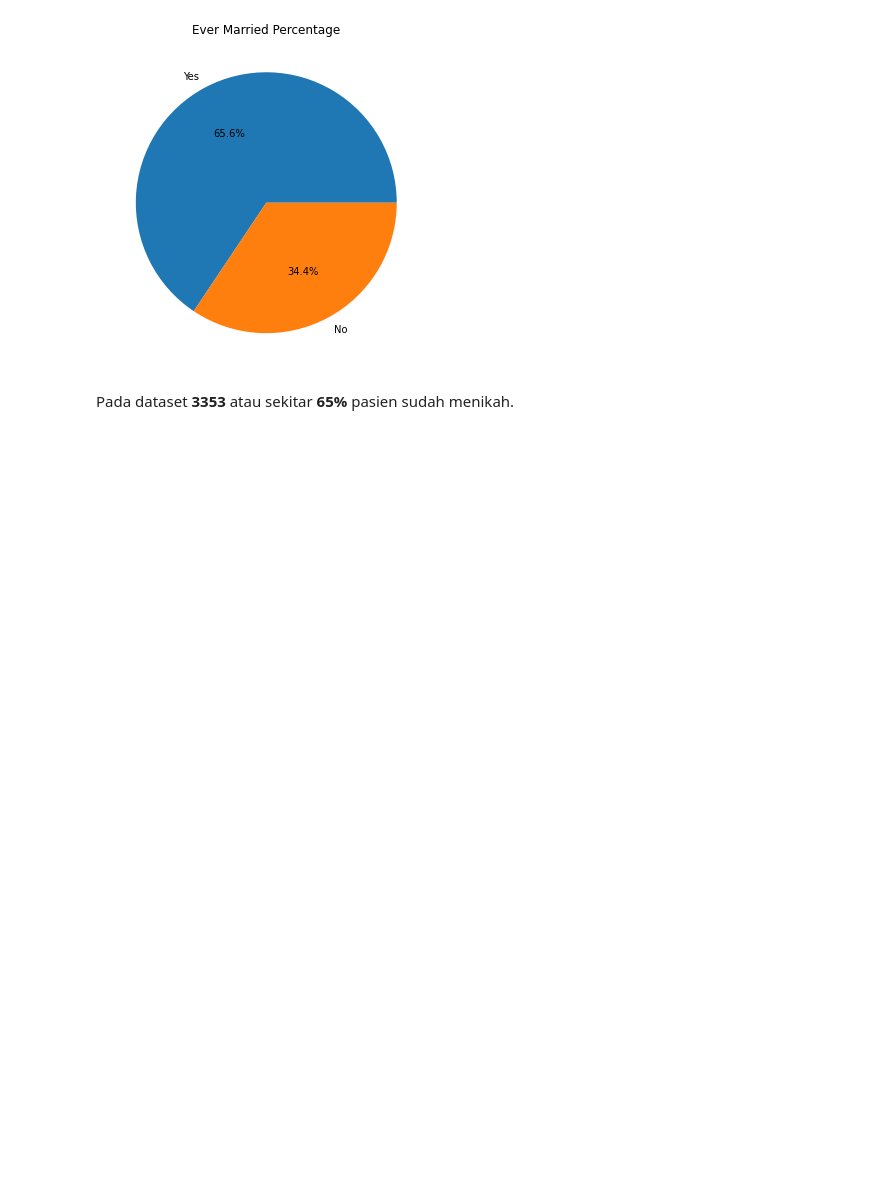
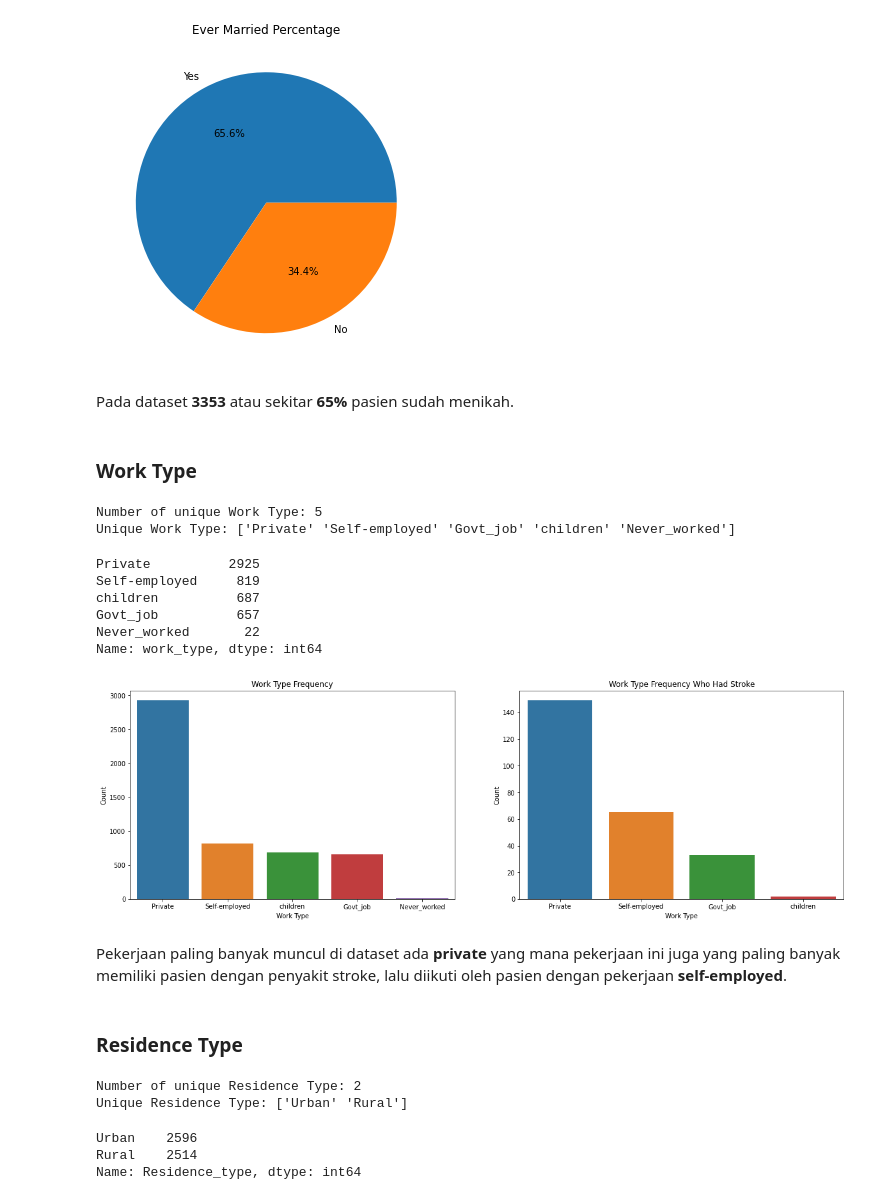
Before and after one commit to Penzragon/h8dsft_LogisticRegression, a Jupyter notebook: script.ipynb, the cells around one changed output. Saved outputs shown, nothing was run; the diff lists cells and outputs as text; code cells hidden in the pictures; blank space fills up the shorter version.

Commit message:
Add residence type exploration

```diff
--- a/script.ipynb
+++ b/script.ipynb
@@ -346,3 +346,51 @@ plt.show()
 [figure]
 # %% [markdown]
 Pada dataset **3353** atau sekitar **65%** pasien sudah menikah.
+# %% [markdown]
+### Work Type
+# %%
+print(f'Number of unique Work Type: {stroke.work_type.nunique()}')
+print(f'Unique Work Type: {stroke.work_type.unique()}')
+# %% [output]
+Number of unique Work Type: 5
+Unique Work Type: ['Private' 'Self-employed' 'Govt_job' 'children' 'Never_worked']
+# %%
+stroke.work_type.value_counts()
+# %% [output]
+Private          2925
+Self-employed     819
+children          687
+Govt_job          657
+Never_worked       22
+Name: work_type, dtype: int64
+# %%
+plt.figure(figsize=(20, 6))
+plt.subplot(1, 2, 1)
+sns.countplot(x='work_type', data=stroke, order=stroke.work_type.value_counts().sort_values(ascending=False).index)
+plt.title('Work Type Frequency')
+plt.xlabel('Work Type')
+plt.ylabel('Count')
+plt.subplot(1, 2, 2)
+sns.countplot(x='work_type', data=stroke[stroke.stroke == 1], order=stroke[stroke.stroke == 1].work_type.value_counts().sort_values(ascending=False).index)
+plt.title('Work Type Frequency Who Had Stroke')
+plt.xlabel('Work Type')
+plt.ylabel('Count')
+plt.show()
+# %% [output]
+[figure, added]
+# %% [markdown]
+Pekerjaan paling banyak muncul di dataset ada **private** yang mana pekerjaan ini juga yang paling banyak memiliki pasien dengan penyakit stroke, lalu diikuti oleh pasien dengan pekerjaan **self-employed**.
+# %% [markdown]
+### Residence Type
+# %%
+print(f'Number of unique Residence Type: {stroke.Residence_type.nunique()}')
+print(f'Unique Residence Type: {stroke.Residence_type.unique()}')
+# %% [output]
+Number of unique Residence Type: 2
+Unique Residence Type: ['Urban' 'Rural']
+# %%
+stroke.Residence_type.value_counts()
+# %% [output]
+Urban    2596
+Rural    2514
+Name: Residence_type, dtype: int64
```
Also changed, not shown: parts of 2 cells of this notebook.
